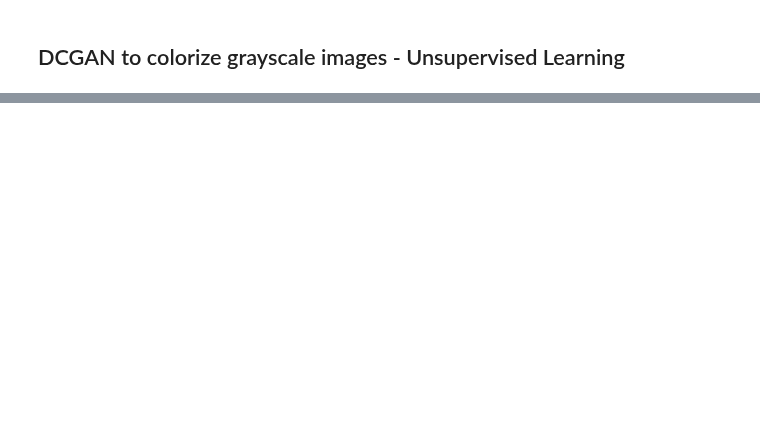
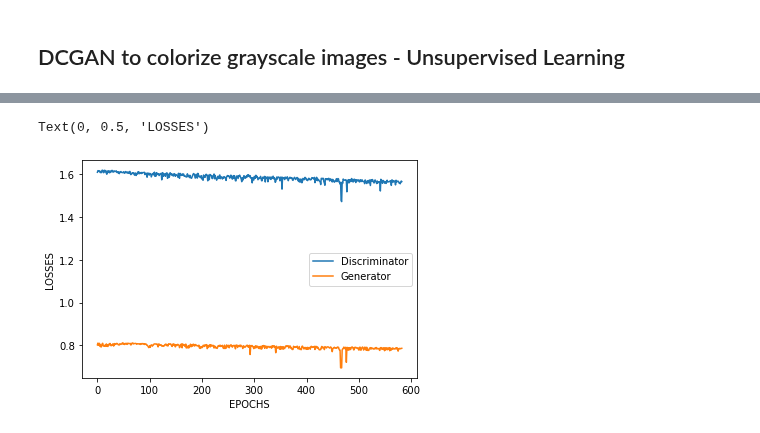
Before and after one commit to sachithdickwella/computervision-pytorch, a Jupyter notebook: src/colorizing/gray_to_color.ipynb, the cells around one changed output, grey strips where cells are left out. Drawn from its saved outputs; the diff is of its cells as text; code cells hidden in the pictures; blank space fills up the shorter version.

Commit message:
Start training - skip layers yet to do

```diff
--- a/src/colorizing/gray_to_color.ipynb
+++ b/src/colorizing/gray_to_color.ipynb
@@ -314,7 +311,6 @@ class Generator(nn.Module):
             ('conv1', nn.Sequential(
                 # Input size -> (nz) x 256 x 256
                 nn.Conv2d(in_channels=in_channels, out_channels=ngf, kernel_size=3, stride=1, padding=1, bias=False),
-                nn.BatchNorm2d(ngf),
                 nn.LeakyReLU(negative_slope=0.2)
             )),
             ('conv2', nn.Sequential(
@@ -424,7 +420,7 @@ class Generator(nn.Module):
         return x
 
 
-netG = Generator().to(device)
+netG = Generator().to(device).double()
 netG
 # %% [output]
 Generator(
@@ -454,7 +450,6 @@ class Discriminator(nn.Module):
             ('conv1', nn.Sequential(
                 # Input size -> (nz) x 256 x 256
                 nn.Conv2d(in_channels=nc, out_channels=ngf, kernel_size=3, stride=1, padding=1, bias=False),
-                nn.BatchNorm2d(ngf),
                 nn.LeakyReLU(negative_slope=0.2)
             )),
             ('conv2', nn.Sequential(
@@ -503,6 +498,7 @@ class Discriminator(nn.Module):
             ('sigmoid', nn.Sequential(
                 # State size -> (ngf * 8) x 4 x 4
                 nn.Conv2d(in_channels=ngf * 8, out_channels=nz, kernel_size=4, stride=2, padding=1, bias=False),
+                nn.BatchNorm2d(nz),
                 nn.Sigmoid()
                 # State size -> (nz) x 1 x 1
             ))
@@ -512,7 +508,7 @@ class Discriminator(nn.Module):
         return self.main(x)
 
 
-netD = Discriminator().to(device)
+netD = Discriminator().to(device).double()
 netD
 # %% [output]
 Discriminator(
@@ -532,3 +528,20 @@ Discriminator(
     )
   )
 )
+# %%
+criterion = nn.BCELoss().to(device)
+
+optimizerD = torch.optim.Adam(netD.parameters(), lr=lr, betas=(beta1, 0.999), weight_decay=weight_decay)
+optimizerG = torch.optim.Adam(netG.parameters(), lr=lr, betas=(beta1, 0.999), weight_decay=weight_decay)
+# %%
+# Establish convention for real and fake labels during training.
+# Deep neural networks normally tend to produce extremely confident outputs
+# when used in classification. It is shown that replacing the 0 and 1 targets
+# for a classifier with smoothed values, like .1 and .9 is an excellent regular-
+# izer for convolutional networks. Salimans et al demonstrated that
+# one-sided label smoothing will encourage the discriminator to estimate soft
+# probabilities and reduce the vulnerability of GANs to adversarial examples.
+# In this technique we smooth only the positive labels to 0.9, leaving negative
+# labels set to 0.
+real_label = 0.9
+fake_label = 0
@@ -534,0 +626,9 @@ Discriminator(
+# %%
+plt.plot(D_losses, label='Discriminator')
+plt.plot(G_losses, label='Generator')
+plt.legend()
+plt.xlabel("EPOCHS")
+plt.ylabel('LOSSES')
+# %% [output]
+Text(0, 0.5, 'LOSSES')
+[figure, added]
```
Also changed, not shown: parts of 11 cells of this notebook.
